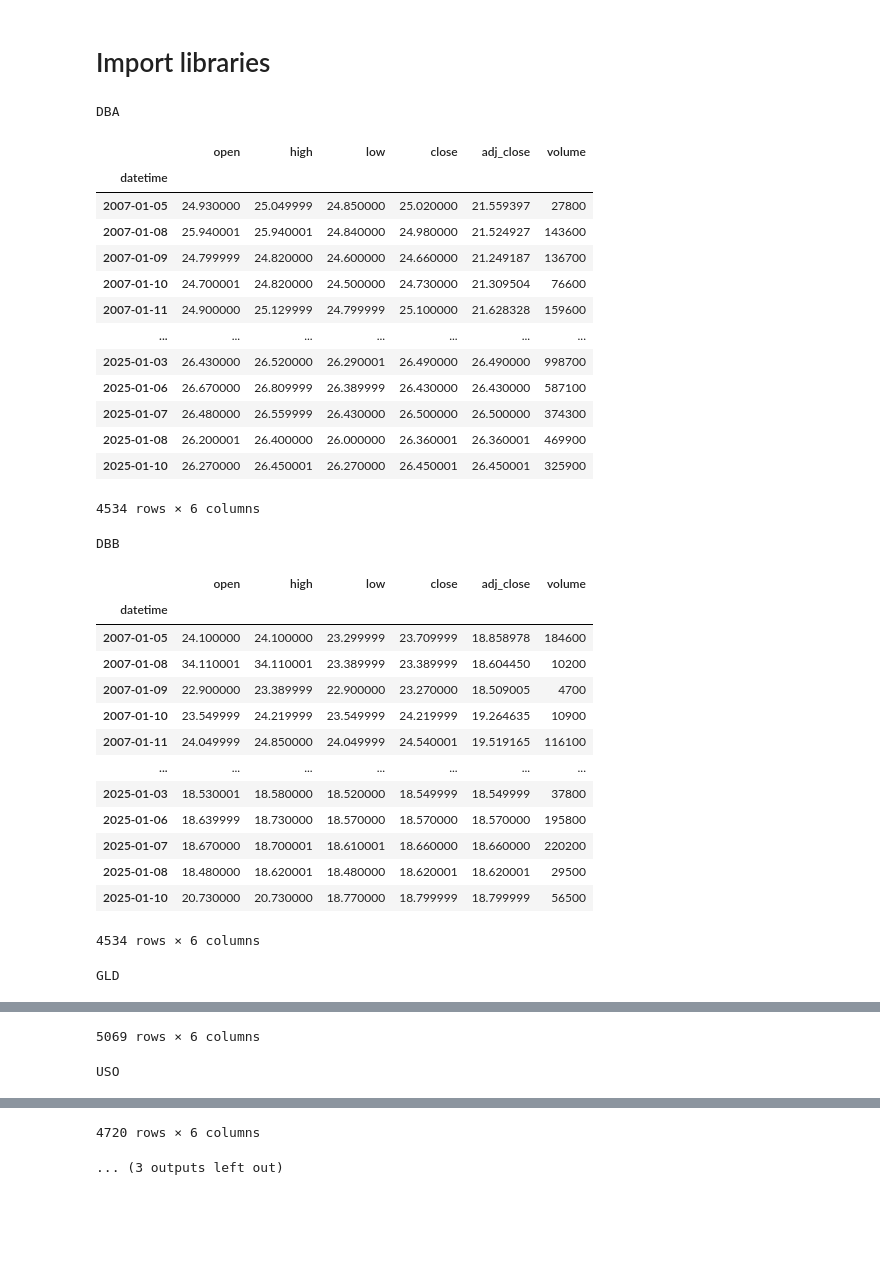
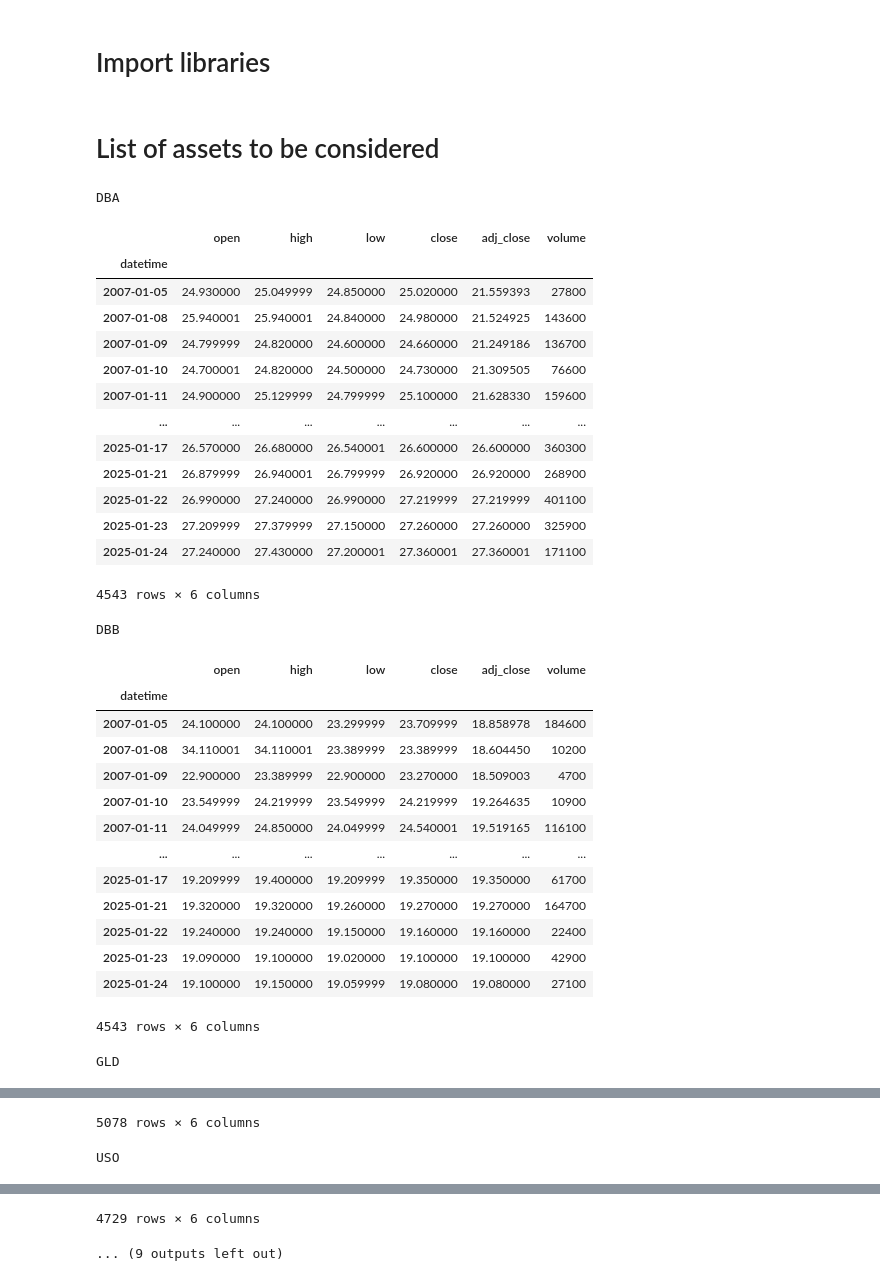
Before and after one commit to ag3nt3154/Quantitative_Finance_Modelling, a Jupyter notebook: 5. Trend_following.ipynb, the cells around one changed output, grey strips where cells are left out. Drawn from its saved outputs; the diff is of its cells as text; code cells hidden in the pictures; blank space fills up the shorter version.

```diff
--- a/5. Trend_following.ipynb
+++ b/5. Trend_following.ipynb
@@ -13,54 +16,58 @@ import seaborn as sns
 from scipy.stats import norm, laplace, gmean
 from tqdm.notebook import tqdm
 from scipy.stats import gaussian_kde
+# %% [markdown]
+# List of assets to be considered
 # %%
 asset_list = [
     "DBA",
     "DBB",
     "GLD",
     "USO",
     "URA",
+    "SPY",
+    "TLT",
 ]
 
 from scripts.update_data import update_daily_price_data_yahoo
 
-price_data = dict()
+asset_price_data = dict()
 for ticker in asset_list:
     update_daily_price_data_yahoo(ticker)
-    price_data[ticker] = pd.read_pickle(f'./data/daily_price/yahoo_finance/{ticker}.pkl')
+    asset_price_data[ticker] = pd.read_pickle(f'./data/daily_price/yahoo_finance/{ticker}.pkl')
     print(ticker)
-    display(price_data[ticker])
+    display(asset_price_data[ticker])
 # %% [output]
 DBA
 |  | open | high | low | close | adj_close | volume |
 | datetime |  |  |  |  |  |  |
-| 2007-01-05 | 24.930000 | 25.049999 | 24.850000 | 25.020000 | 21.559397 | 27800 |
-| 2007-01-08 | 25.940001 | 25.940001 | 24.840000 | 24.980000 | 21.524927 | 143600 |
-| 2007-01-09 | 24.799999 | 24.820000 | 24.600000 | 24.660000 | 21.249187 | 136700 |
-| 2007-01-10 | 24.700001 | 24.820000 | 24.500000 | 24.730000 | 21.309504 | 76600 |
-| 2007-01-11 | 24.900000 | 25.129999 | 24.799999 | 25.100000 | 21.628328 | 159600 |
+| 2007-01-05 | 24.930000 | 25.049999 | 24.850000 | 25.020000 | 21.559393 | 27800 |
+| 2007-01-08 | 25.940001 | 25.940001 | 24.840000 | 24.980000 | 21.524925 | 143600 |
+| 2007-01-09 | 24.799999 | 24.820000 | 24.600000 | 24.660000 | 21.249186 | 136700 |
+| 2007-01-10 | 24.700001 | 24.820000 | 24.500000 | 24.730000 | 21.309505 | 76600 |
+| 2007-01-11 | 24.900000 | 25.129999 | 24.799999 | 25.100000 | 21.628330 | 159600 |
 | ... | ... | ... | ... | ... | ... | ... |
-| 2025-01-03 | 26.430000 | 26.520000 | 26.290001 | 26.490000 | 26.490000 | 998700 |
-| 2025-01-06 | 26.670000 | 26.809999 | 26.389999 | 26.430000 | 26.430000 | 587100 |
-| 2025-01-07 | 26.480000 | 26.559999 | 26.430000 | 26.500000 | 26.500000 | 374300 |
-| 2025-01-08 | 26.200001 | 26.400000 | 26.000000 | 26.360001 | 26.360001 | 469900 |
-| 2025-01-10 | 26.270000 | 26.450001 | 26.270000 | 26.450001 | 26.450001 | 325900 |
+| 2025-01-17 | 26.570000 | 26.680000 | 26.540001 | 26.600000 | 26.600000 | 360300 |
+| 2025-01-21 | 26.879999 | 26.940001 | 26.799999 | 26.920000 | 26.920000 | 268900 |
+| 2025-01-22 | 26.990000 | 27.240000 | 26.990000 | 27.219999 | 27.219999 | 401100 |
+| 2025-01-23 | 27.209999 | 27.379999 | 27.150000 | 27.260000 | 27.260000 | 325900 |
+| 2025-01-24 | 27.240000 | 27.430000 | 27.200001 | 27.360001 | 27.360001 | 171100 |
-4534 rows × 6 columns
+4543 rows × 6 columns
 DBB
 |  | open | high | low | close | adj_close | volume |
 | datetime |  |  |  |  |  |  |
 | 2007-01-05 | 24.100000 | 24.100000 | 23.299999 | 23.709999 | 18.858978 | 184600 |
 | 2007-01-08 | 34.110001 | 34.110001 | 23.389999 | 23.389999 | 18.604450 | 10200 |
-| 2007-01-09 | 22.900000 | 23.389999 | 22.900000 | 23.270000 | 18.509005 | 4700 |
+| 2007-01-09 | 22.900000 | 23.389999 | 22.900000 | 23.270000 | 18.509003 | 4700 |
 | 2007-01-10 | 23.549999 | 24.219999 | 23.549999 | 24.219999 | 19.264635 | 10900 |
 | 2007-01-11 | 24.049999 | 24.850000 | 24.049999 | 24.540001 | 19.519165 | 116100 |
 | ... | ... | ... | ... | ... | ... | ... |
-| 2025-01-03 | 18.530001 | 18.580000 | 18.520000 | 18.549999 | 18.549999 | 37800 |
-| 2025-01-06 | 18.639999 | 18.730000 | 18.570000 | 18.570000 | 18.570000 | 195800 |
-| 2025-01-07 | 18.670000 | 18.700001 | 18.610001 | 18.660000 | 18.660000 | 220200 |
-| 2025-01-08 | 18.480000 | 18.620001 | 18.480000 | 18.620001 | 18.620001 | 29500 |
-| 2025-01-10 | 20.730000 | 20.730000 | 18.770000 | 18.799999 | 18.799999 | 56500 |
+| 2025-01-17 | 19.209999 | 19.400000 | 19.209999 | 19.350000 | 19.350000 | 61700 |
+| 2025-01-21 | 19.320000 | 19.320000 | 19.260000 | 19.270000 | 19.270000 | 164700 |
+| 2025-01-22 | 19.240000 | 19.240000 | 19.150000 | 19.160000 | 19.160000 | 22400 |
+| 2025-01-23 | 19.090000 | 19.100000 | 19.020000 | 19.100000 | 19.100000 | 42900 |
+| 2025-01-24 | 19.100000 | 19.150000 | 19.059999 | 19.080000 | 19.080000 | 27100 |
-4534 rows × 6 columns
+4543 rows × 6 columns
 GLD
 |  | open | high | low | close | adj_close | volume |
 | datetime |  |  |  |  |  |  |
@@ -78,4 +85,4 @@ GLD
-5069 rows × 6 columns
+5078 rows × 6 columns
 USO
 |  | open | high | low | close | adj_close | volume |
 | datetime |  |  |  |  |  |  |
@@ -93,2 +100,2 @@ USO
-4720 rows × 6 columns
+4729 rows × 6 columns
-... (3 outputs left out)
+... (9 outputs left out)
```
Also changed, not shown: parts of 25 cells of this notebook, 9 other files.
